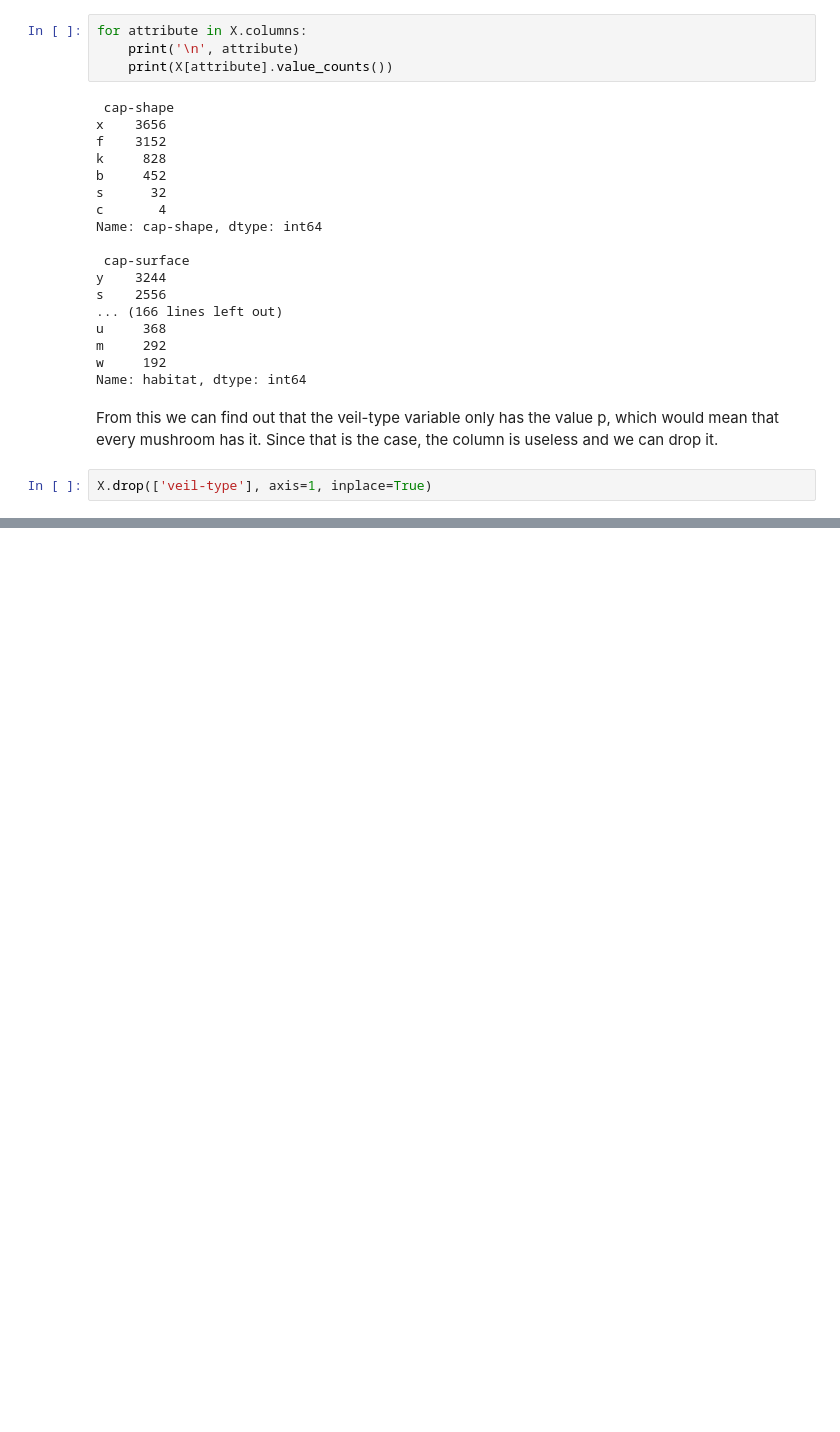
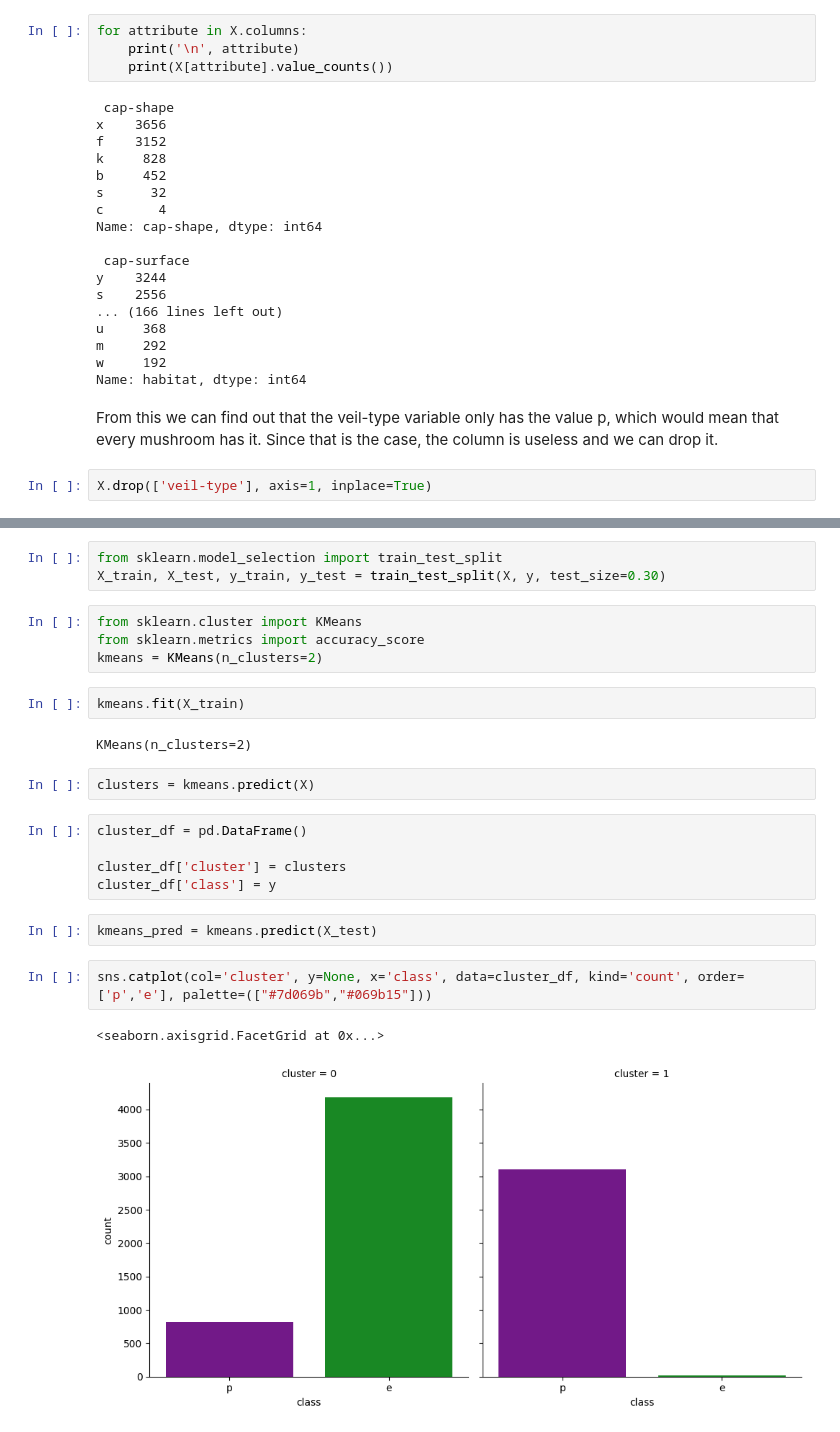
Before and after one commit to yoinkeds/Unsupervised-learning-with-KMeans, a Jupyter notebook: mushroom_knn.ipynb, the cells around one changed output, grey strips where cells are left out. Saved outputs shown, nothing was run; the diff lists cells and outputs as text; blank space fills up the shorter version.

```diff
--- a/mushroom_knn.ipynb
+++ b/mushroom_knn.ipynb
@@ -73,0 +104,25 @@ X.drop(['veil-type'], axis=1, inplace=True)
+# %%
+from sklearn.model_selection import train_test_split
+X_train, X_test, y_train, y_test = train_test_split(X, y, test_size=0.30)
+# %%
+from sklearn.cluster import KMeans
+from sklearn.metrics import accuracy_score
+kmeans = KMeans(n_clusters=2)
+# %%
+kmeans.fit(X_train)
+# %% [output]
+KMeans(n_clusters=2)
+# %%
+clusters = kmeans.predict(X)
+# %%
+cluster_df = pd.DataFrame()
+
+cluster_df['cluster'] = clusters
+cluster_df['class'] = y
+# %%
+kmeans_pred = kmeans.predict(X_test)
+# %%
+sns.catplot(col='cluster', y=None, x='class', data=cluster_df, kind='count', order=['p','e'], palette=(["#7d069b","#069b15"]))
+# %% [output]
+<seaborn.axisgrid.FacetGrid at 0x...>
+[figure, added]
```
Also changed, not shown: parts of 7 cells of this notebook.
